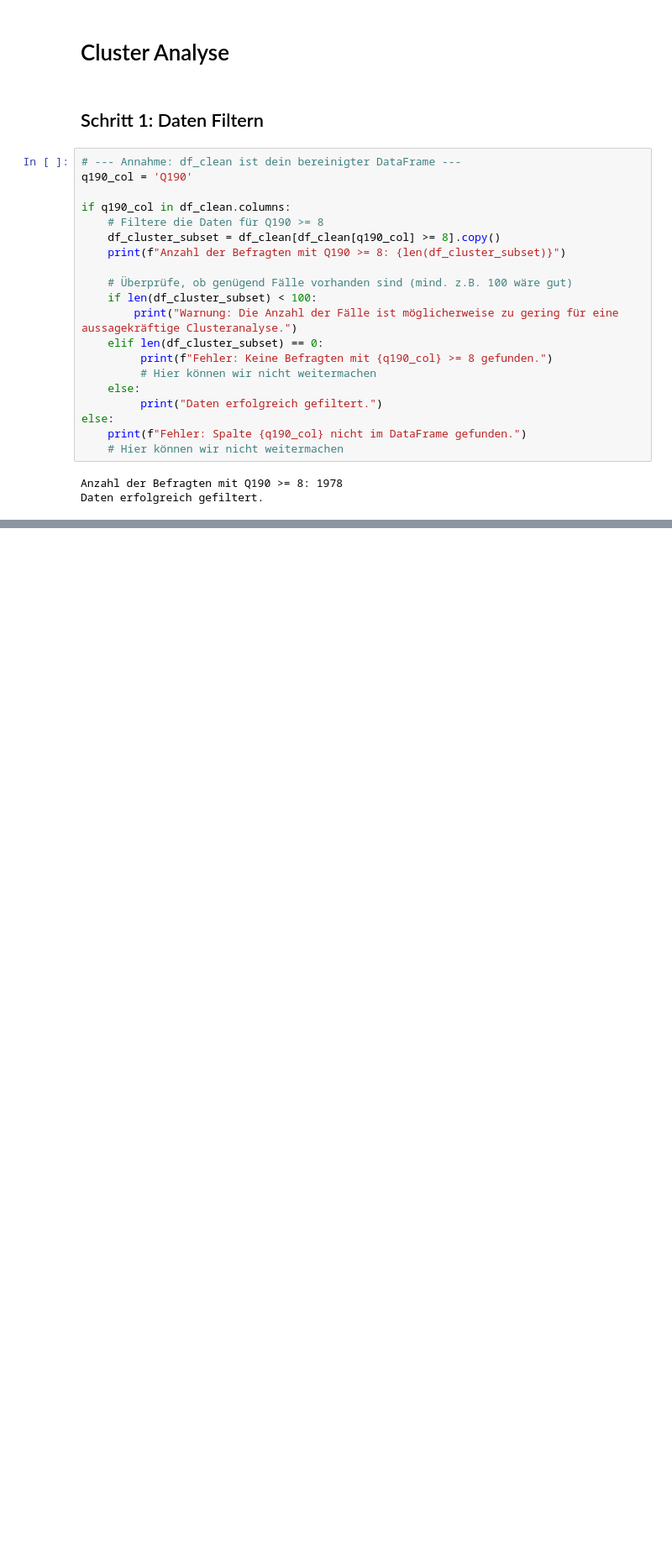
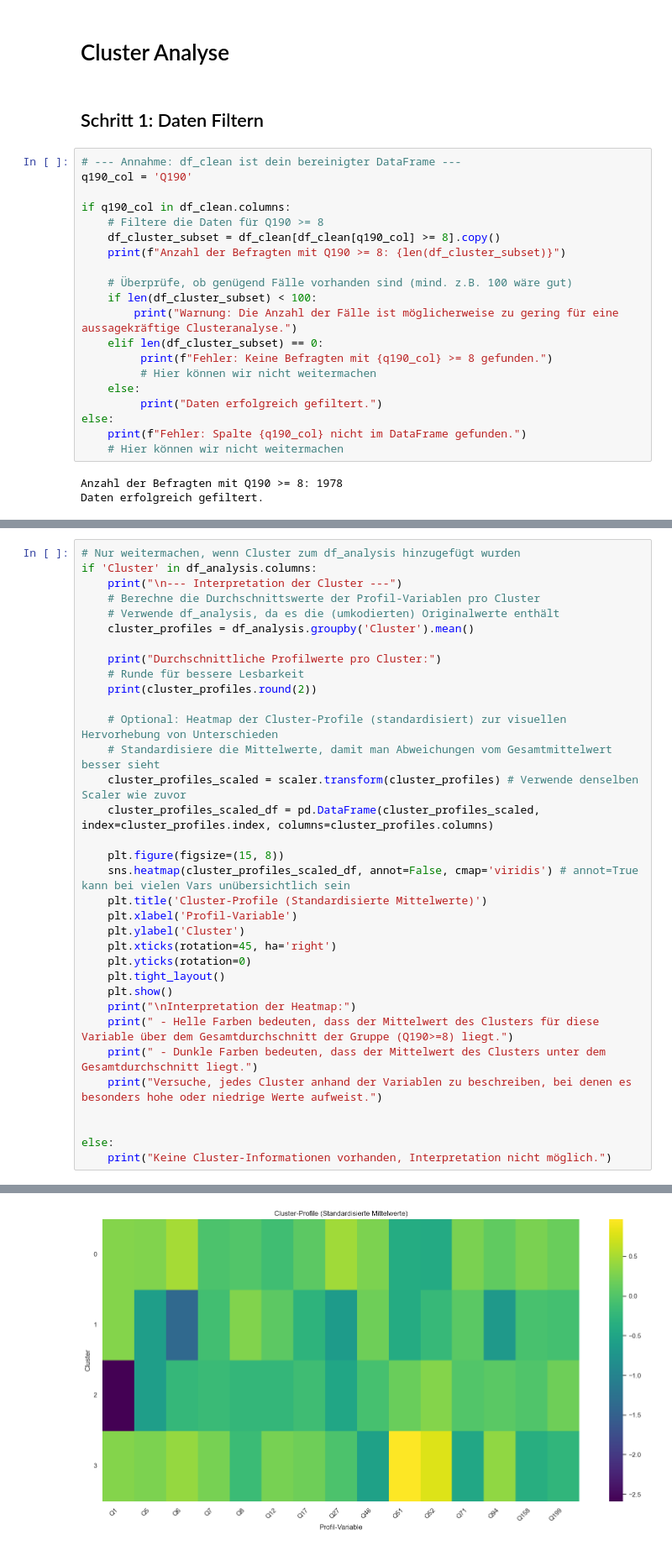
Before and after one commit to TobiasMaissen/cas_statistik_davi, a Jupyter notebook: statistik.ipynb, the cells around one changed output, grey strips where cells are left out. Shown at 84% size. Cells and saved outputs as stored; diff of their text form; blank space fills up the shorter version.

```diff
--- a/statistik.ipynb
+++ b/statistik.ipynb
@@ -1713,0 +1915,35 @@ Daten erfolgreich gefiltert.
+# %%
+# Nur weitermachen, wenn Cluster zum df_analysis hinzugefügt wurden
+if 'Cluster' in df_analysis.columns:
+    print("\n--- Interpretation der Cluster ---")
+    # Berechne die Durchschnittswerte der Profil-Variablen pro Cluster
+    # Verwende df_analysis, da es die (umkodierten) Originalwerte enthält
+    cluster_profiles = df_analysis.groupby('Cluster').mean()
+
+    print("Durchschnittliche Profilwerte pro Cluster:")
+    # Runde für bessere Lesbarkeit
+    print(cluster_profiles.round(2))
+
+    # Optional: Heatmap der Cluster-Profile (standardisiert) zur visuellen Hervorhebung von Unterschieden
+    # Standardisiere die Mittelwerte, damit man Abweichungen vom Gesamtmittelwert besser sieht
+    cluster_profiles_scaled = scaler.transform(cluster_profiles) # Verwende denselben Scaler wie zuvor
+    cluster_profiles_scaled_df = pd.DataFrame(cluster_profiles_scaled, index=cluster_profiles.index, columns=cluster_profiles.columns)
+
+    plt.figure(figsize=(15, 8))
+    sns.heatmap(cluster_profiles_scaled_df, annot=False, cmap='viridis') # annot=True kann bei vielen Vars unübersichtlich sein
+    plt.title('Cluster-Profile (Standardisierte Mittelwerte)')
+    plt.xlabel('Profil-Variable')
+    plt.ylabel('Cluster')
+    plt.xticks(rotation=45, ha='right')
+    plt.yticks(rotation=0)
+    plt.tight_layout()
+    plt.show()
+    print("\nInterpretation der Heatmap:")
+    print(" - Helle Farben bedeuten, dass der Mittelwert des Clusters für diese Variable über dem Gesamtdurchschnitt der Gruppe (Q190>=8) liegt.")
+    print(" - Dunkle Farben bedeuten, dass der Mittelwert des Clusters unter dem Gesamtdurchschnitt liegt.")
+    print("Versuche, jedes Cluster anhand der Variablen zu beschreiben, bei denen es besonders hohe oder niedrige Werte aufweist.")
+
+
+else:
+    print("Keine Cluster-Informationen vorhanden, Interpretation nicht möglich.")
+# %% [output]
@@ -1713,0 +1965 @@ Daten erfolgreich gefiltert.
+[figure, added]
```
Also changed, not shown: parts of 9 cells of this notebook.
